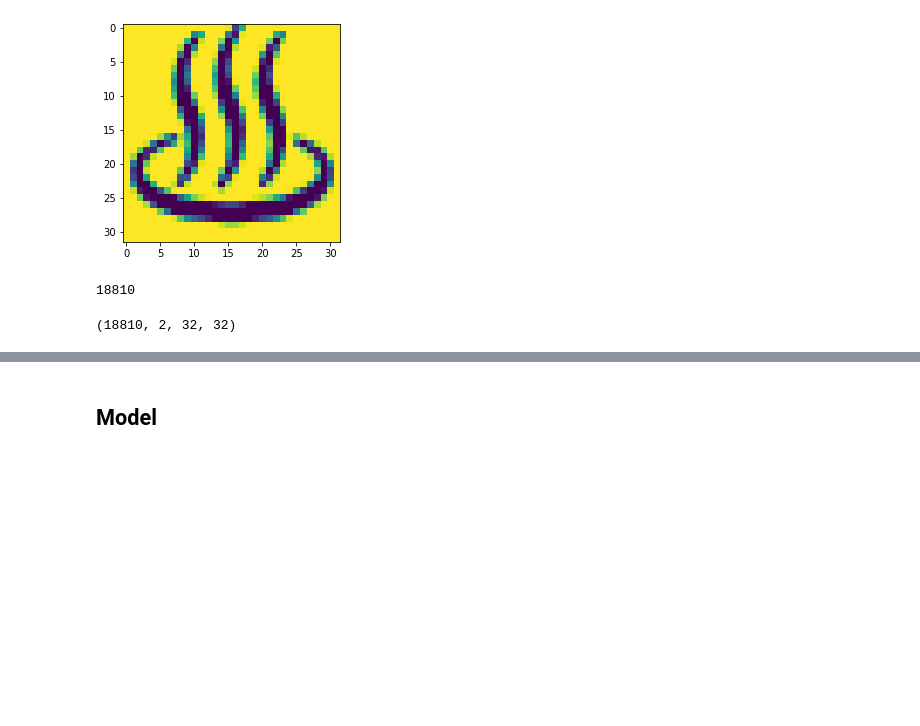
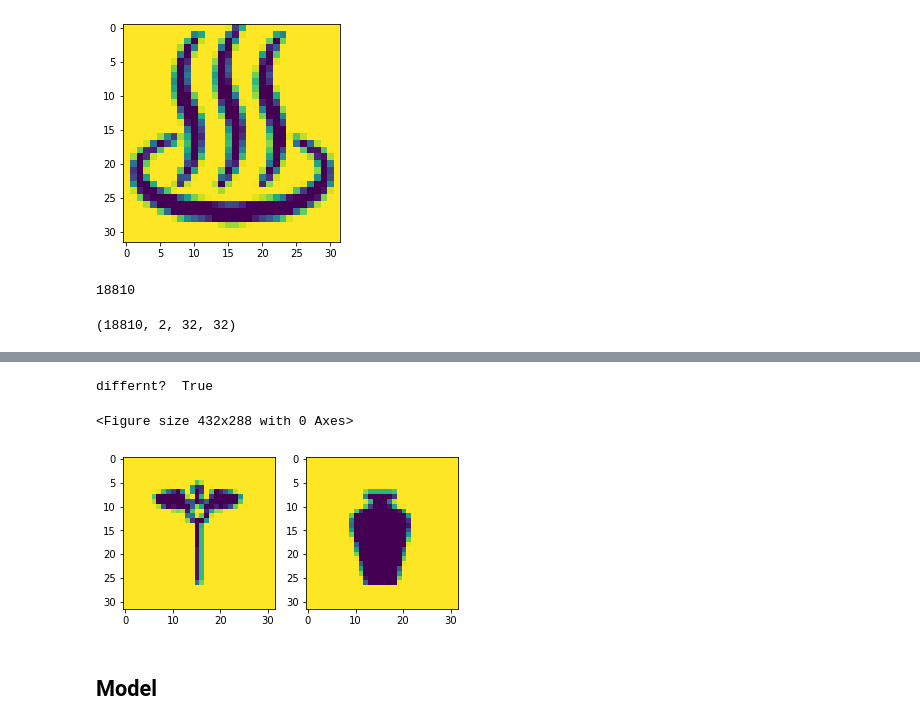
Before and after one commit to LA-Koenig/ESBN-keras, a Jupyter notebook: Codebase/ESBN.ipynb, the cells around one changed output, grey strips where cells are left out. Saved outputs shown, nothing was run; the diff lists cells and outputs as text; code cells hidden in the pictures; blank space fills up the shorter version.

```diff
--- a/Codebase/ESBN.ipynb
+++ b/Codebase/ESBN.ipynb
@@ -359,3 +370,19 @@ plt.show()
+# %%
+testi = 0
+plt.figure()
+
+#subplot(r,c) provide the no. of rows and columns
+f, axarr = plt.subplots(1,2)
+
+# use the created array to output your multiple images. In this case I have stacked 4 images vertically
+axarr[0].imshow(x_train[testi][0])
+axarr[1].imshow(x_train[testi][1])
+
+print("differnt? ", bool(train_set['y'][testi]))
+# %% [output]
+differnt?  True
+<Figure size 432x288 with 0 Axes>
+[figure, added]
 # %% [markdown]
 ## Model
 # %%
```
Also changed, not shown: parts of 9 cells of this notebook.
